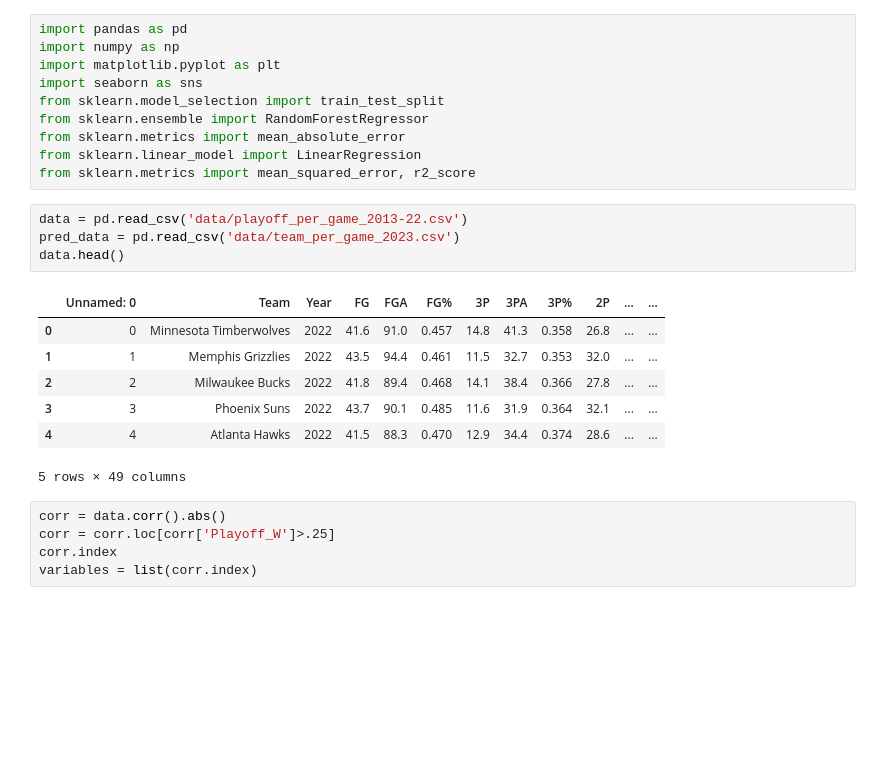
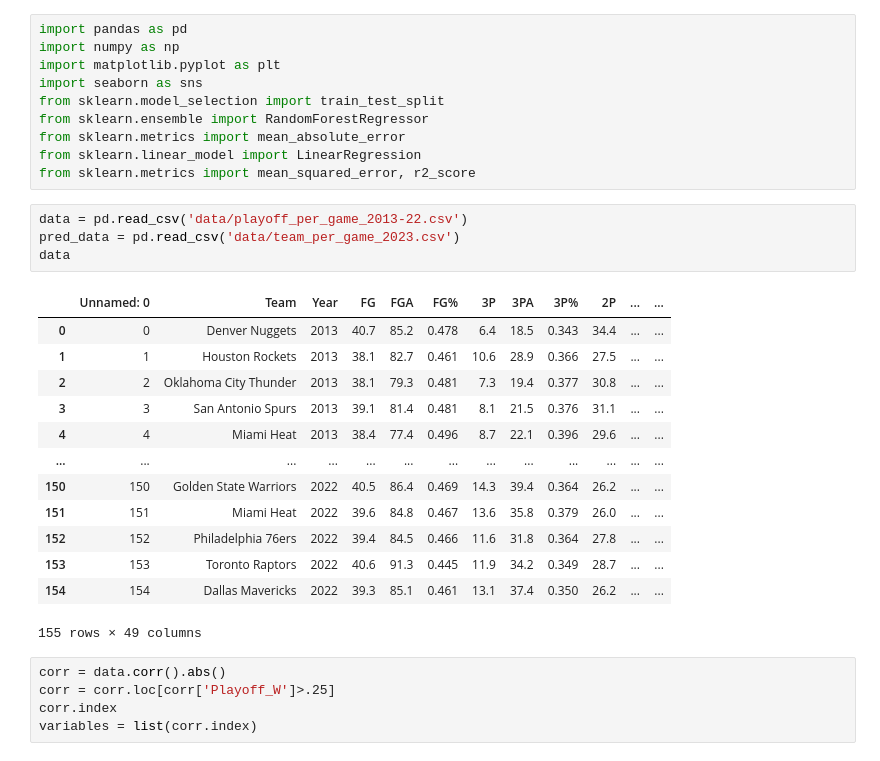
Before and after one commit to SLBlundell/slblundell.github.io, a Jupyter notebook: nba_project/model.ipynb, the cells around one changed output. Drawn from its saved outputs; the diff is of its cells as text; blank space fills up the shorter version.

```diff
--- a/nba_project/model.ipynb
+++ b/nba_project/model.ipynb
@@ -11,15 +11,21 @@ from sklearn.metrics import mean_squared_error, r2_score
 # %%
 data = pd.read_csv('data/playoff_per_game_2013-22.csv')
 pred_data = pd.read_csv('data/team_per_game_2023.csv')
-data.head()
+data
 # %% [output]
 |  | Unnamed: 0 | Team | Year | FG | FGA | FG% | 3P | 3PA | 3P% | 2P | ... | ... |
-| 0 | 0 | Minnesota Timberwolves | 2022 | 41.6 | 91.0 | 0.457 | 14.8 | 41.3 | 0.358 | 26.8 | ... | ... |
-| 1 | 1 | Memphis Grizzlies | 2022 | 43.5 | 94.4 | 0.461 | 11.5 | 32.7 | 0.353 | 32.0 | ... | ... |
-| 2 | 2 | Milwaukee Bucks | 2022 | 41.8 | 89.4 | 0.468 | 14.1 | 38.4 | 0.366 | 27.8 | ... | ... |
-| 3 | 3 | Phoenix Suns | 2022 | 43.7 | 90.1 | 0.485 | 11.6 | 31.9 | 0.364 | 32.1 | ... | ... |
-| 4 | 4 | Atlanta Hawks | 2022 | 41.5 | 88.3 | 0.470 | 12.9 | 34.4 | 0.374 | 28.6 | ... | ... |
+| 0 | 0 | Denver Nuggets | 2013 | 40.7 | 85.2 | 0.478 | 6.4 | 18.5 | 0.343 | 34.4 | ... | ... |
+| 1 | 1 | Houston Rockets | 2013 | 38.1 | 82.7 | 0.461 | 10.6 | 28.9 | 0.366 | 27.5 | ... | ... |
+| 2 | 2 | Oklahoma City Thunder | 2013 | 38.1 | 79.3 | 0.481 | 7.3 | 19.4 | 0.377 | 30.8 | ... | ... |
+| 3 | 3 | San Antonio Spurs | 2013 | 39.1 | 81.4 | 0.481 | 8.1 | 21.5 | 0.376 | 31.1 | ... | ... |
+| 4 | 4 | Miami Heat | 2013 | 38.4 | 77.4 | 0.496 | 8.7 | 22.1 | 0.396 | 29.6 | ... | ... |
+| ... | ... | ... | ... | ... | ... | ... | ... | ... | ... | ... | ... | ... |
+| 150 | 150 | Golden State Warriors | 2022 | 40.5 | 86.4 | 0.469 | 14.3 | 39.4 | 0.364 | 26.2 | ... | ... |
+| 151 | 151 | Miami Heat | 2022 | 39.6 | 84.8 | 0.467 | 13.6 | 35.8 | 0.379 | 26.0 | ... | ... |
+| 152 | 152 | Philadelphia 76ers | 2022 | 39.4 | 84.5 | 0.466 | 11.6 | 31.8 | 0.364 | 27.8 | ... | ... |
+| 153 | 153 | Toronto Raptors | 2022 | 40.6 | 91.3 | 0.445 | 11.9 | 34.2 | 0.349 | 28.7 | ... | ... |
+| 154 | 154 | Dallas Mavericks | 2022 | 39.3 | 85.1 | 0.461 | 13.1 | 37.4 | 0.350 | 26.2 | ... | ... |
-5 rows × 49 columns
+155 rows × 49 columns
 # %%
 corr = data.corr().abs()
 corr = corr.loc[corr['Playoff_W']>.25]
```
Also changed, not shown: parts of 8 cells of this notebook, 6 other files.
